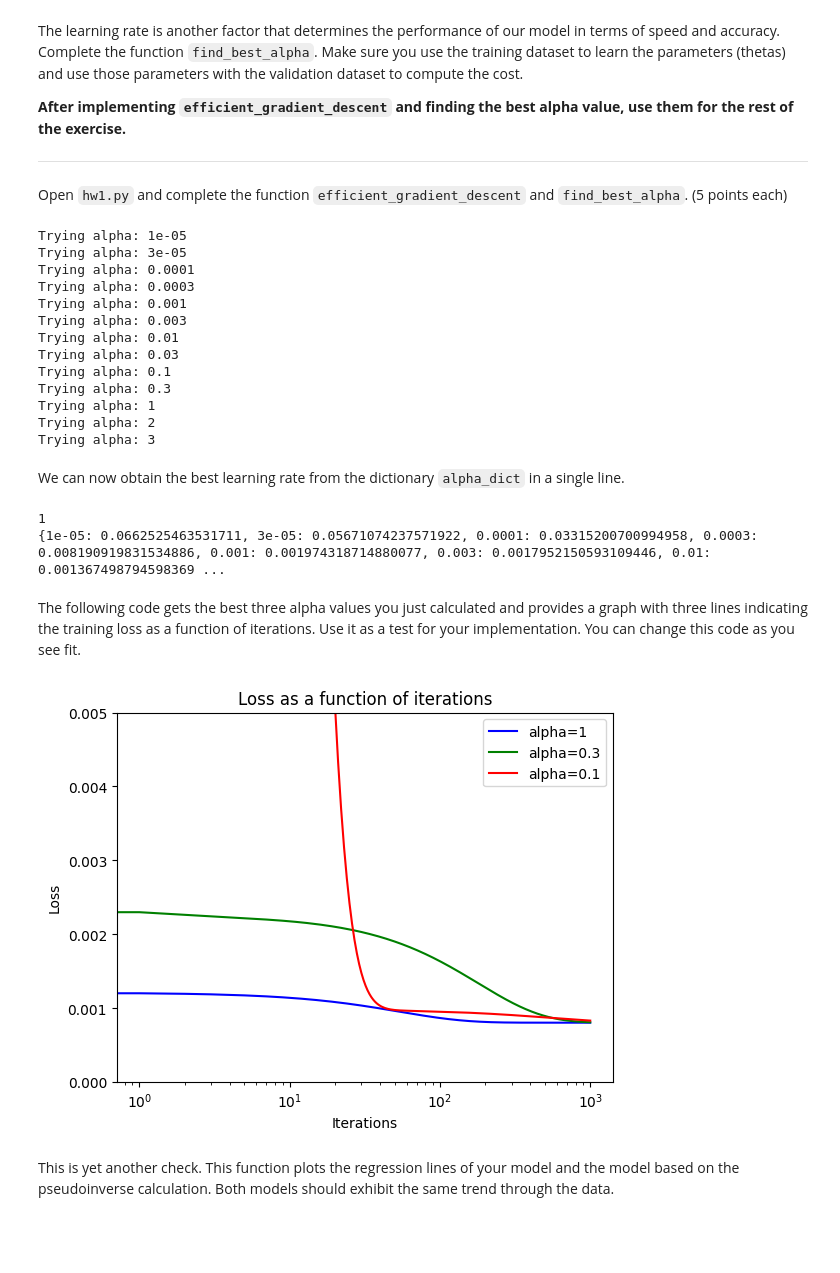
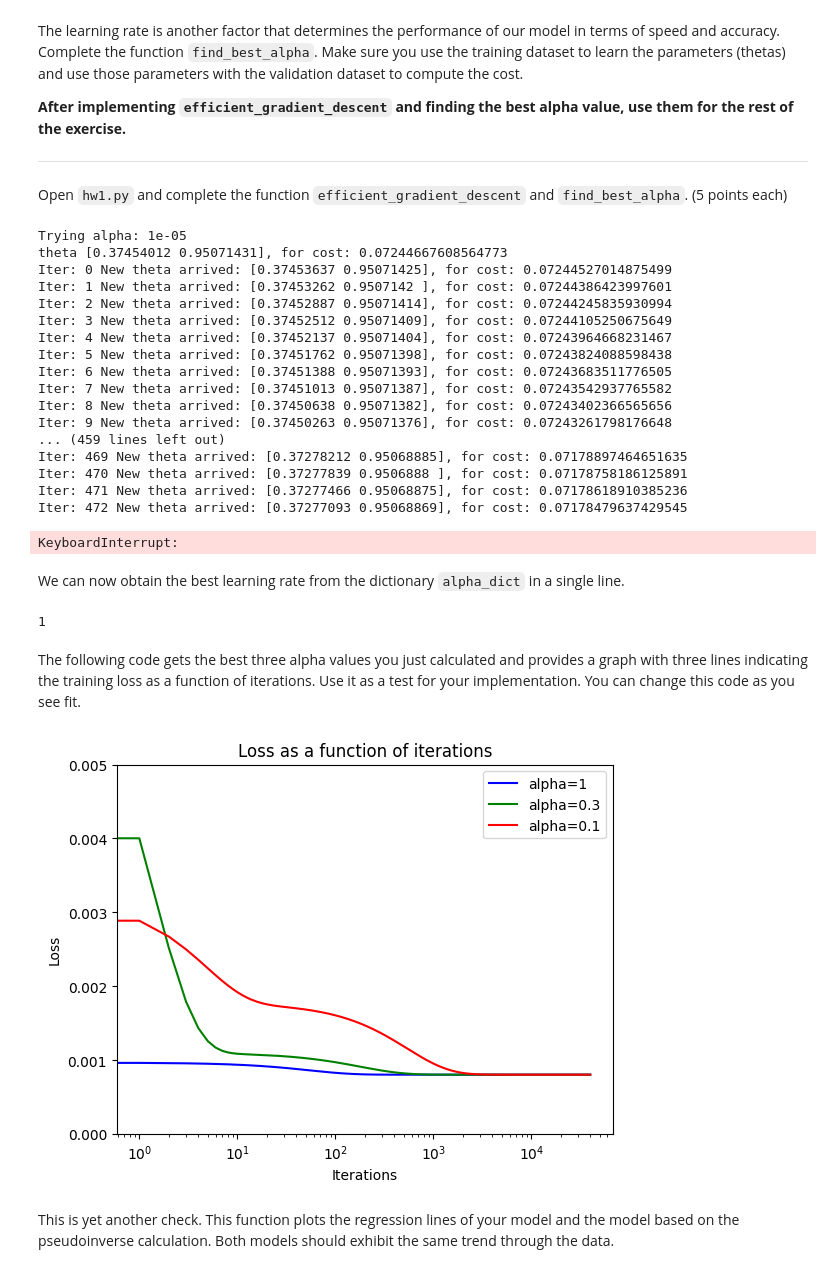
Before and after one commit to roybh1/machine-learning-for-data-idc, a Jupyter notebook: hw1/hw1.ipynb, the cells around one changed output. Cells and saved outputs as stored; diff of their text form; code cells hidden in the pictures; blank space fills up the shorter version.

```diff
--- a/hw1/hw1.ipynb
+++ b/hw1/hw1.ipynb
@@ -189,6 +183,6 @@ from hw1 import gradient_descent
 
 np.random.seed(42)
 theta = np.random.random(size=2)
-iterations = 4000
+iterations = 40000
 alpha = 0.1
 theta, J_history = gradient_descent(X_train ,y_train, theta, alpha, iterations)
@@ -238,54 +251,58 @@ Open `hw1.py` and complete the function `efficient_gradient_descent` and `find_b
 # %%
 from hw1 import efficient_gradient_descent, find_best_alpha
 # %%
-alpha_dict = find_best_alpha(X_train, y_train, X_val, y_val, 4000)
+alpha_dict = find_best_alpha(X_train, y_train, X_val, y_val, iterations)
 # %% [output]
 Trying alpha: 1e-05
-Trying alpha: 3e-05
-Trying alpha: 0.0001
-Trying alpha: 0.0003
-Trying alpha: 0.001
-Trying alpha: 0.003
-Trying alpha: 0.01
-Trying alpha: 0.03
-Trying alpha: 0.1
-Trying alpha: 0.3
-Trying alpha: 1
-Trying alpha: 2
-Trying alpha: 3
+theta [0.37454012 0.95071431], for cost: 0.07244667608564773
+Iter: 0 New theta arrived: [0.37453637 0.95071425], for cost: 0.07244527014875499
+Iter: 1 New theta arrived: [0.37453262 0.9507142 ], for cost: 0.07244386423997601
+Iter: 2 New theta arrived: [0.37452887 0.95071414], for cost: 0.07244245835930994
+Iter: 3 New theta arrived: [0.37452512 0.95071409], for cost: 0.07244105250675649
+Iter: 4 New theta arrived: [0.37452137 0.95071404], for cost: 0.07243964668231467
+Iter: 5 New theta arrived: [0.37451762 0.95071398], for cost: 0.07243824088598438
+Iter: 6 New theta arrived: [0.37451388 0.95071393], for cost: 0.07243683511776505
+Iter: 7 New theta arrived: [0.37451013 0.95071387], for cost: 0.07243542937765582
+Iter: 8 New theta arrived: [0.37450638 0.95071382], for cost: 0.07243402366565656
+Iter: 9 New theta arrived: [0.37450263 0.95071376], for cost: 0.07243261798176648
+... (459 lines left out)
+Iter: 469 New theta arrived: [0.37278212 0.95068885], for cost: 0.07178897464651635
+Iter: 470 New theta arrived: [0.37277839 0.9506888 ], for cost: 0.07178758186125891
+Iter: 471 New theta arrived: [0.37277466 0.95068875], for cost: 0.07178618910385236
+Iter: 472 New theta arrived: [0.37277093 0.95068869], for cost: 0.07178479637429545
+KeyboardInterrupt:
 # %% [markdown]
 We can now obtain the best learning rate from the dictionary `alpha_dict` in a single line.
 # %%
 best_alpha = min(alpha_dict, key=alpha_dict.get)
-print(best_alpha)
-print(alpha_dict)
-# %% [output]
-1
-{1e-05: 0.0662525463531711, 3e-05: 0.05671074237571922, 0.0001: 0.03315200700994958, 0.0003: 0.008190919831534886, 0.001: 0.001974318714880077, 0.003: 0.0017952150593109446, 0.01: 0.001367498794598369 ...
+# %%
+print(best_alpha)
+# %% [output]
+1
 # %% [markdown]
 The following code gets the best three alpha values you just calculated and provides a graph with three lines indicating the training loss as a function of iterations. Use it as a test for your implementation. You can change this code as you see fit.
 # %%
 top_3_alphas = sorted([(value, key) for key, value in alpha_dict.items()], reverse=False)[:3]
 top_3_alphas = [x[1] for x in top_3_alphas]
 
 histories = []
 for alpha in top_3_alphas:
     params = np.random.random(size=2)
-    _, J_history = gradient_descent(X_train ,y_train, params, alpha, 1000)
+    _, J_history = gradient_descent(X_train ,y_train, params, alpha, iterations)
     histories.append(J_history)
 
 for i, (alpha, color) in enumerate(zip(top_3_alphas, ['b','g','r'])):
-    plt.plot(np.arange(1000), histories[i], color, label='alpha='+str(alpha))
+    plt.plot(np.arange(iterations), histories[i], color, label='alpha='+str(alpha))
 
 plt.xscale('log')
 plt.ylim(0, 0.005)
 plt.xlabel('Iterations')
 plt.ylabel('Loss')
 plt.title('Loss as a function of iterations')
 plt.legend()
 plt.show()
 # %% [output]
-[figure, old version]
+[figure, new version]
 # %% [markdown]
 This is yet another check. This function plots the regression lines of your model and the model based on the pseudoinverse calculation. Both models should exhibit the same trend through the data.
 # %%
```
Also changed, not shown: parts of 19 cells of this notebook, 1 other file.
